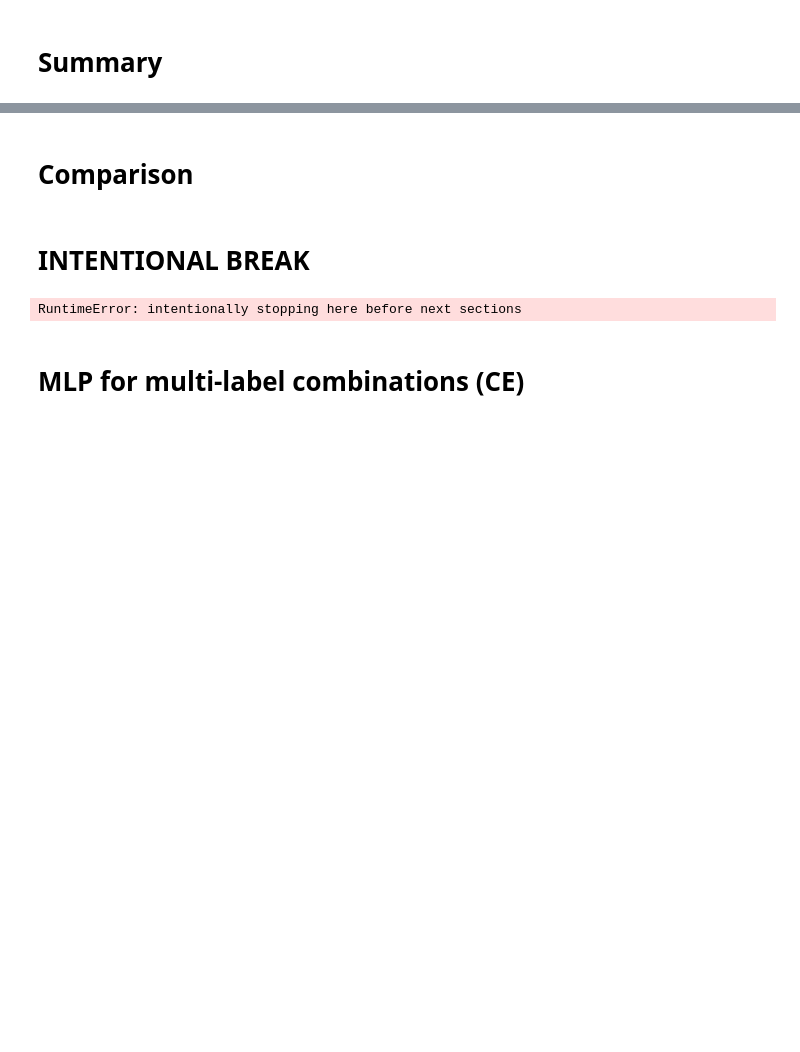
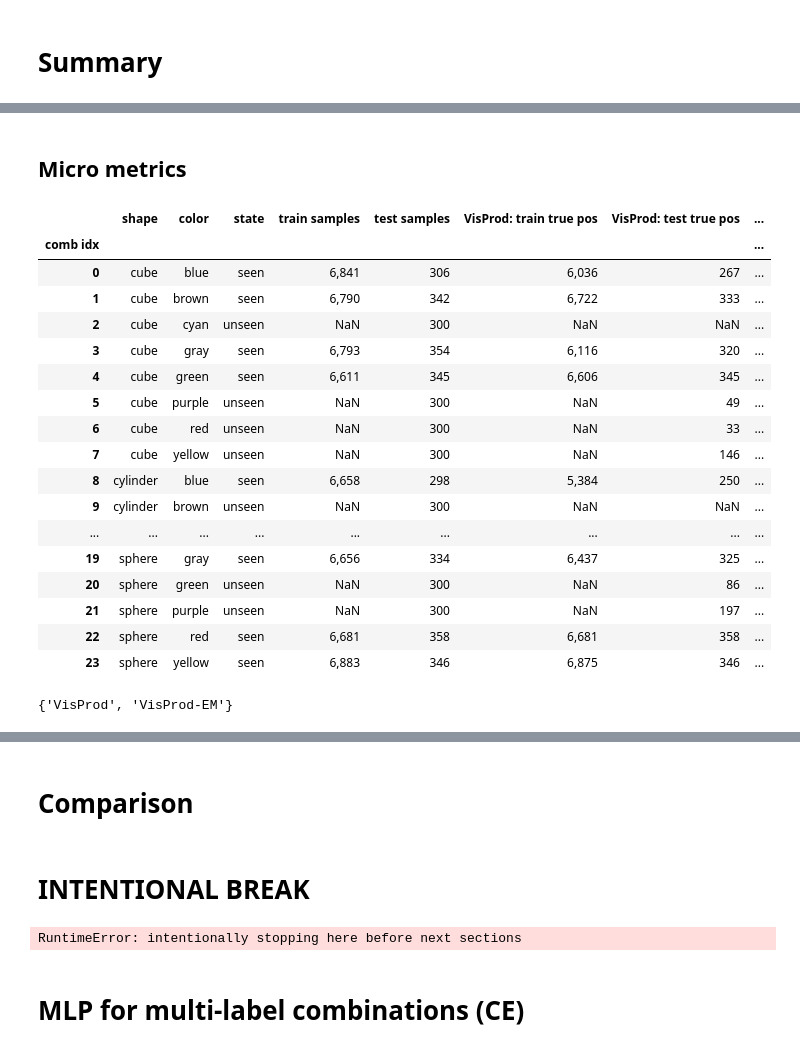
Before and after one commit to Ozziko/causal_comp, a Jupyter notebook: MLLS.ipynb, the cells around one changed output, grey strips where cells are left out. Saved outputs shown, nothing was run; the diff lists cells and outputs as text; code cells hidden in the pictures; blank space fills up the shorter version.

```diff
--- a/MLLS.ipynb
+++ b/MLLS.ipynb
@@ -1256,0 +1258,33 @@ with pd.option_context('display.float_format',"{:,.1%}".format):
+# %% [markdown]
+## Micro metrics
+# %%
+pos_result_cols = [col for col in label_dists_df.columns if 'true pos' in col]
+micro_result_cols = label_cols + ['state', 'train samples', 'test samples'] + pos_result_cols
+
+micro_results_df = label_dists_df[micro_result_cols]
+with pd.option_context('display.float_format',"{:,.0f}".format):
+    display(micro_results_df)
+# %% [output]
+|  | shape | color | state | train samples | test samples | VisProd: train true pos | VisProd: test true pos | ... |
+| comb idx |  |  |  |  |  |  |  | ... |
+| 0 | cube | blue | seen | 6,841 | 306 | 6,036 | 267 | ... |
+| 1 | cube | brown | seen | 6,790 | 342 | 6,722 | 333 | ... |
+| 2 | cube | cyan | unseen | NaN | 300 | NaN | NaN | ... |
+| 3 | cube | gray | seen | 6,793 | 354 | 6,116 | 320 | ... |
+| 4 | cube | green | seen | 6,611 | 345 | 6,606 | 345 | ... |
+| 5 | cube | purple | unseen | NaN | 300 | NaN | 49 | ... |
+| 6 | cube | red | unseen | NaN | 300 | NaN | 33 | ... |
+| 7 | cube | yellow | unseen | NaN | 300 | NaN | 146 | ... |
+| 8 | cylinder | blue | seen | 6,658 | 298 | 5,384 | 250 | ... |
+| 9 | cylinder | brown | unseen | NaN | 300 | NaN | NaN | ... |
+| ... | ... | ... | ... | ... | ... | ... | ... | ... |
+| 19 | sphere | gray | seen | 6,656 | 334 | 6,437 | 325 | ... |
+| 20 | sphere | green | unseen | NaN | 300 | NaN | 86 | ... |
+| 21 | sphere | purple | unseen | NaN | 300 | NaN | 197 | ... |
+| 22 | sphere | red | seen | 6,681 | 358 | 6,681 | 358 | ... |
+| 23 | sphere | yellow | seen | 6,883 | 346 | 6,875 | 346 | ... |
+# %%
+models = set([name.split(':')[0] for name in pos_result_cols])
+models
+# %% [output]
+{'VisProd', 'VisProd-EM'}
```
Also changed, not shown: parts of 18 cells of this notebook.
